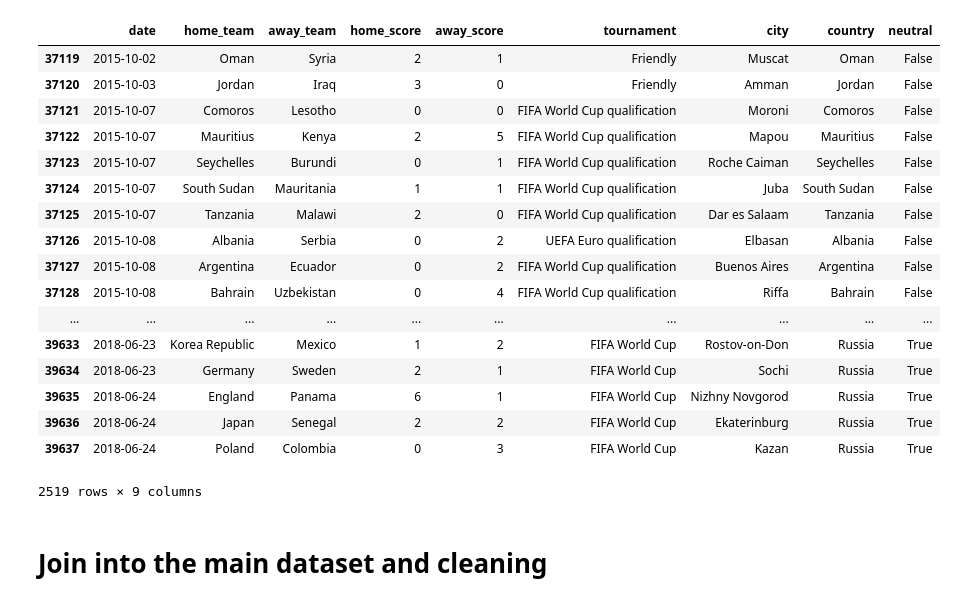
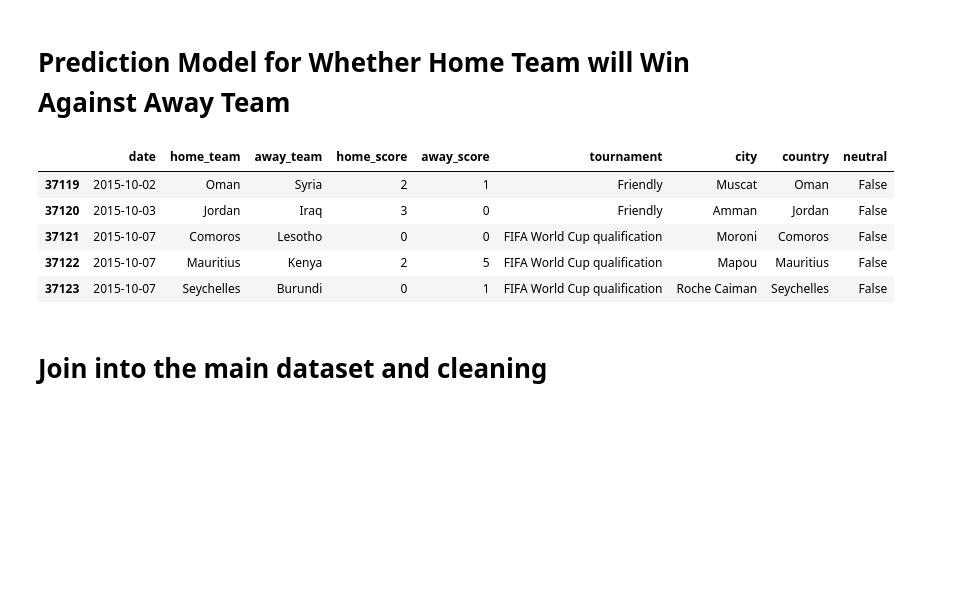
Before and after one commit to lppier/fifa18_final16, a Jupyter notebook: data/exploration.ipynb, the cells around one changed output. Drawn from its saved outputs; the diff is of its cells as text; code cells hidden in the pictures; blank space fills up the shorter version.

```diff
--- a/data/exploration.ipynb
+++ b/data/exploration.ipynb
@@ -1,32 +1,22 @@
+# %% [markdown]
+# Prediction Model for Whether Home Team will Win Against Away Team
 # %%
 import pandas as pd
 import os
 
 os.chdir('/home/pier/Machine_Learning/fifa18_final16')
 df_results = pd.read_csv('data/results.csv')
 df_results = df_results[df_results['date'] > '2015-1-1']
-df_results
+df_results.head()
 # df_new = df_results[(df_results['home_team'].str.contains("Germany")) | (df_results['away_team'].str.contains("Germany"))]
 # df_new
 # %% [output]
 |  | date | home_team | away_team | home_score | away_score | tournament | city | country | neutral |
 | 37119 | 2015-10-02 | Oman | Syria | 2 | 1 | Friendly | Muscat | Oman | False |
 | 37120 | 2015-10-03 | Jordan | Iraq | 3 | 0 | Friendly | Amman | Jordan | False |
 | 37121 | 2015-10-07 | Comoros | Lesotho | 0 | 0 | FIFA World Cup qualification | Moroni | Comoros | False |
 | 37122 | 2015-10-07 | Mauritius | Kenya | 2 | 5 | FIFA World Cup qualification | Mapou | Mauritius | False |
 | 37123 | 2015-10-07 | Seychelles | Burundi | 0 | 1 | FIFA World Cup qualification | Roche Caiman | Seychelles | False |
-| 37124 | 2015-10-07 | South Sudan | Mauritania | 1 | 1 | FIFA World Cup qualification | Juba | South Sudan | False |
-| 37125 | 2015-10-07 | Tanzania | Malawi | 2 | 0 | FIFA World Cup qualification | Dar es Salaam | Tanzania | False |
-| 37126 | 2015-10-08 | Albania | Serbia | 0 | 2 | UEFA Euro qualification | Elbasan | Albania | False |
-| 37127 | 2015-10-08 | Argentina | Ecuador | 0 | 2 | FIFA World Cup qualification | Buenos Aires | Argentina | False |
-| 37128 | 2015-10-08 | Bahrain | Uzbekistan | 0 | 4 | FIFA World Cup qualification | Riffa | Bahrain | False |
-| ... | ... | ... | ... | ... | ... | ... | ... | ... | ... |
-| 39633 | 2018-06-23 | Korea Republic | Mexico | 1 | 2 | FIFA World Cup | Rostov-on-Don | Russia | True |
-| 39634 | 2018-06-23 | Germany | Sweden | 2 | 1 | FIFA World Cup | Sochi | Russia | True |
-| 39635 | 2018-06-24 | England | Panama | 6 | 1 | FIFA World Cup | Nizhny Novgorod | Russia | True |
-| 39636 | 2018-06-24 | Japan | Senegal | 2 | 2 | FIFA World Cup | Ekaterinburg | Russia | True |
-| 39637 | 2018-06-24 | Poland | Colombia | 0 | 3 | FIFA World Cup | Kazan | Russia | True |
-2519 rows × 9 columns
 # %%
 
 os.chdir('/home/pier/Machine_Learning/fifa18_final16')
```
Also changed, not shown: parts of 25 cells of this notebook.
